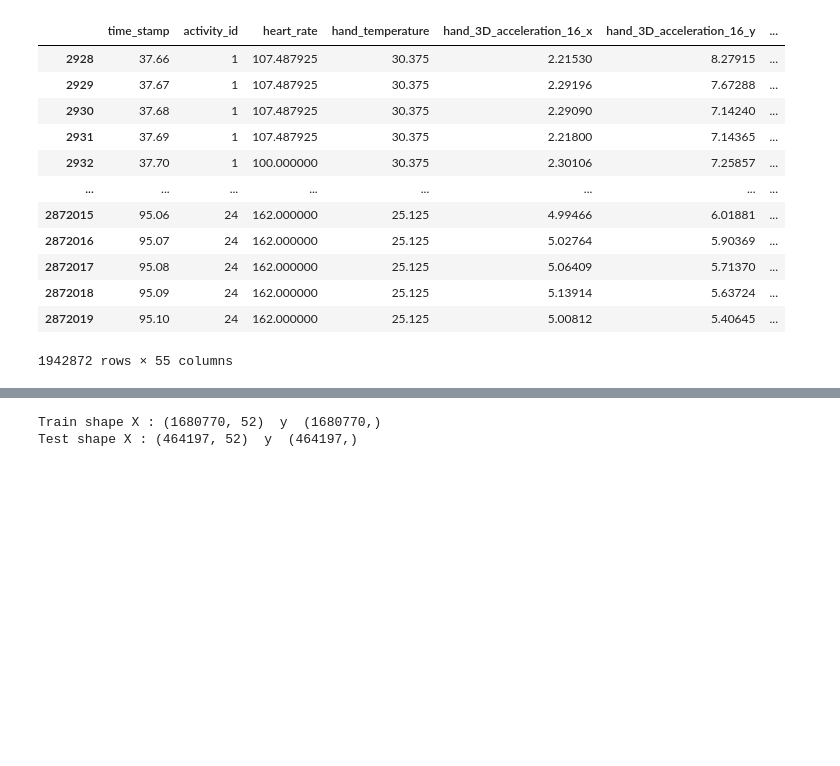
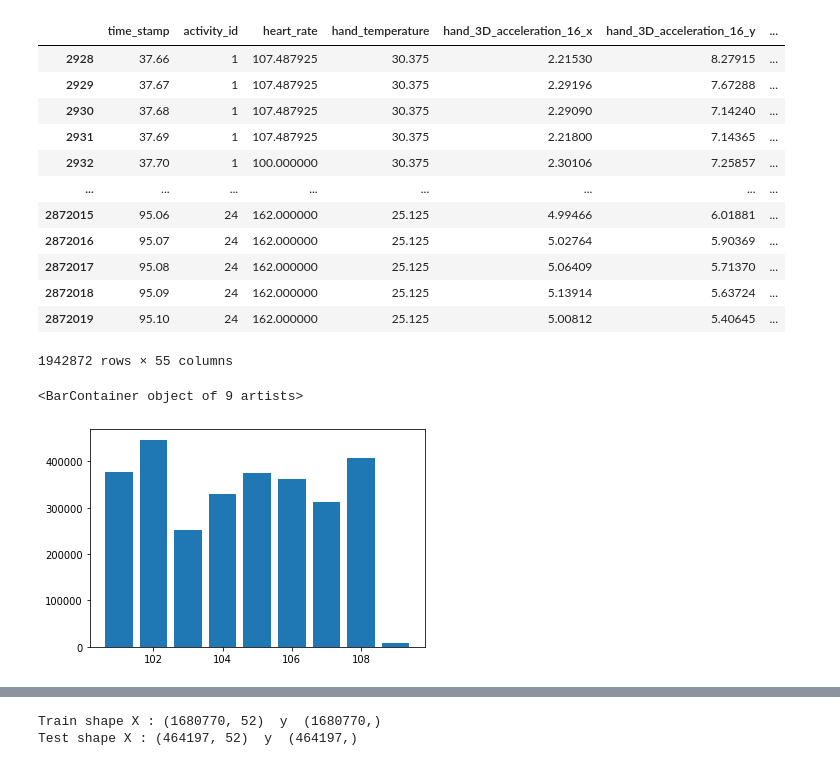
Before and after one commit to brendanrturner1/GCU_MSDS_BT, a Jupyter notebook: DSC540/Assignment 8/DSC_540_A8_Notebook.ipynb, the cells around one changed output, grey strips where cells are left out. Drawn from its saved outputs; the diff is of its cells as text; code cells hidden in the pictures; blank space fills up the shorter version.

```diff
--- a/DSC540/Assignment 8/DSC_540_A8_Notebook.ipynb
+++ b/DSC540/Assignment 8/DSC_540_A8_Notebook.ipynb
@@ -164,3 +165,11 @@ data
 | 2872018 | 95.09 | 24 | 162.000000 | 25.125 | 5.13914 | 5.63724 | ... |
 | 2872019 | 95.10 | 24 | 162.000000 | 25.125 | 5.00812 | 5.40645 | ... |
 1942872 rows × 55 columns
+# %%
+# Bar plot of test subjects
+aa=list(data['id'].value_counts().values)
+bb=list(data['id'].value_counts().index)
+plt.bar(bb,aa)
+# %% [output]
+<BarContainer object of 9 artists>
+[figure, added]
```
Also changed, not shown: parts of 7 cells of this notebook.
